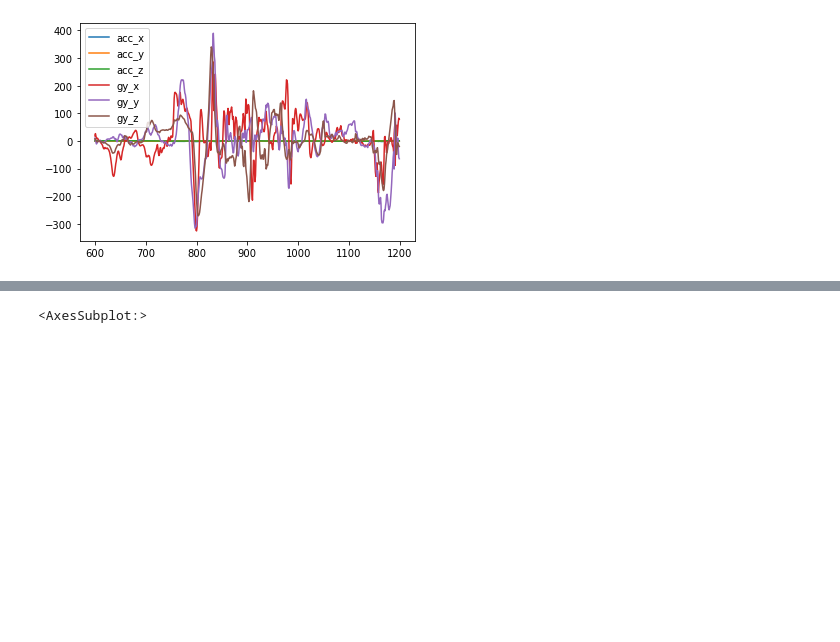
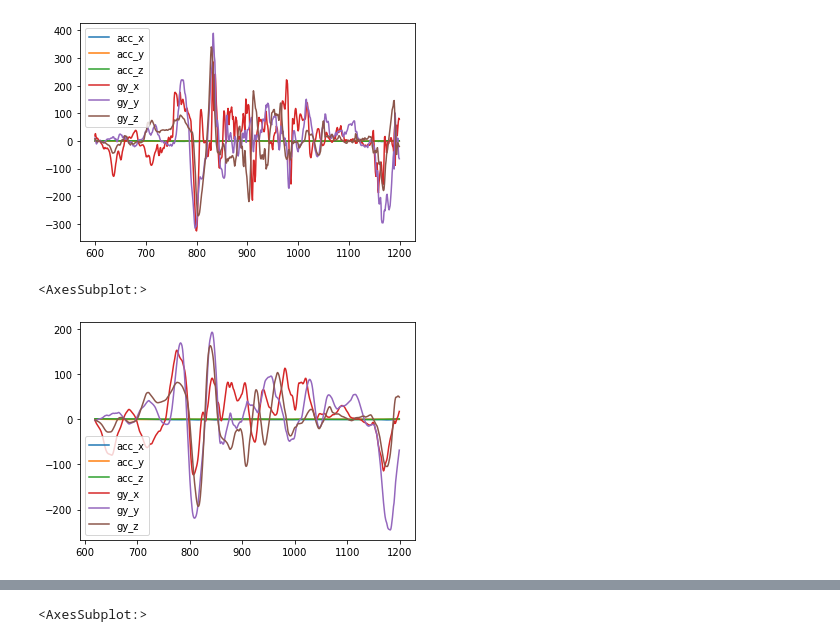
Before and after one commit to newave986/AI-Study, a Jupyter notebook: DACON_235689/baseline_code.ipynb, the cells around one changed output, grey strips where cells are left out. Drawn from its saved outputs; the diff is of its cells as text; code cells hidden in the pictures; blank space fills up the shorter version.

```diff
--- a/DACON_235689/baseline_code.ipynb
+++ b/DACON_235689/baseline_code.ipynb
@@ -71,3 +83,9 @@ ex.iloc[:,2:].plot()
 # %% [output]
 <AxesSubplot:>
 [figure]
+# %%
+ex_mean = ex.rolling(window = 20).mean()
+ex_mean.iloc[:, 2:].plot()
+# %% [output]
+<AxesSubplot:>
+[figure, added]
```
Also changed, not shown: parts of 7 cells of this notebook.
